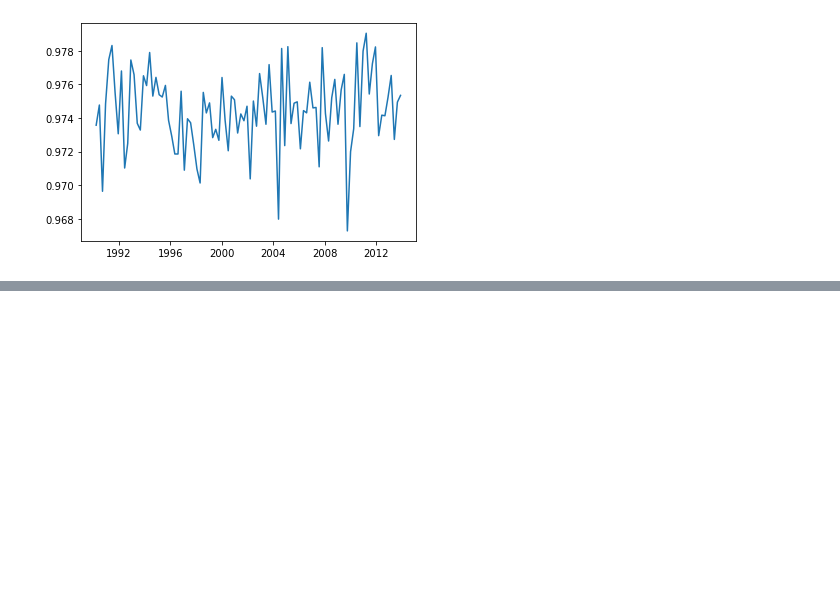
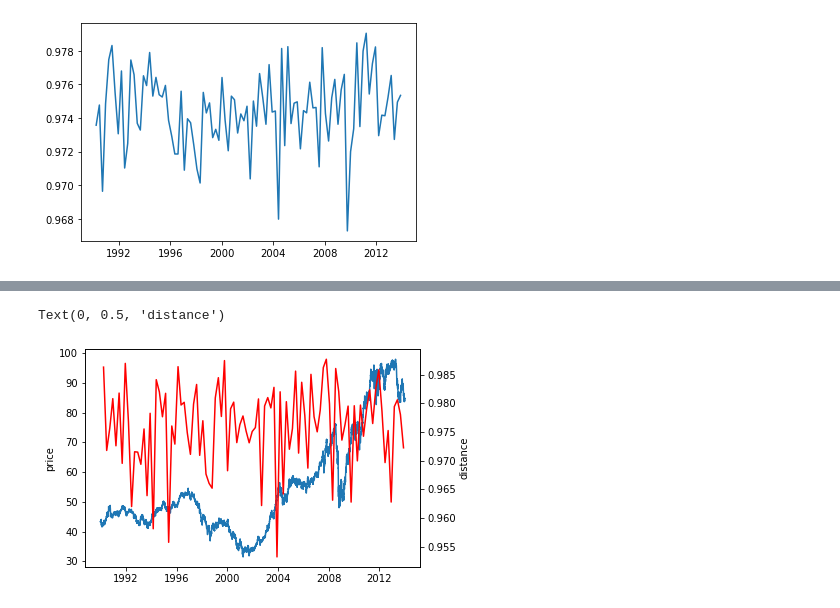
Before and after one commit to YanWanquan/oxthesis, a Jupyter notebook: visualize_attn.ipynb, the cells around one changed output, grey strips where cells are left out. Cells and saved outputs as stored; diff of their text form; code cells hidden in the pictures; blank space fills up the shorter version.

```diff
--- a/visualize_attn.ipynb
+++ b/visualize_attn.ipynb
@@ -220,0 +218,23 @@ array([1, 8, 9])
+# %%
+# Single Instrument
+
+inst = 'AN_close'
+prs_inst = base_df[inst]['prs']
+
+tmp_inst = df_attn[inst].T
+tmp_inst
+
+list = {}
+for i, date in enumerate(tmp_inst.index):
+    # per t
+    list[date] = calc_distance(tmp_inst.iloc[i,:], tmp_avg)
+
+fig, ax = plt.subplots(1,1)
+ax.plot(prs_inst.index, prs_inst.values)
+ax.set_ylabel("price")
+ax2 = ax.twinx()
+ax2.plot(list.keys(), list.values(), color="red")
+ax2.set_ylabel("distance")
+# %% [output]
+Text(0, 0.5, 'distance')
+[figure, added]
```
Also changed, not shown: parts of 1 cell of this notebook, 2 other files.
